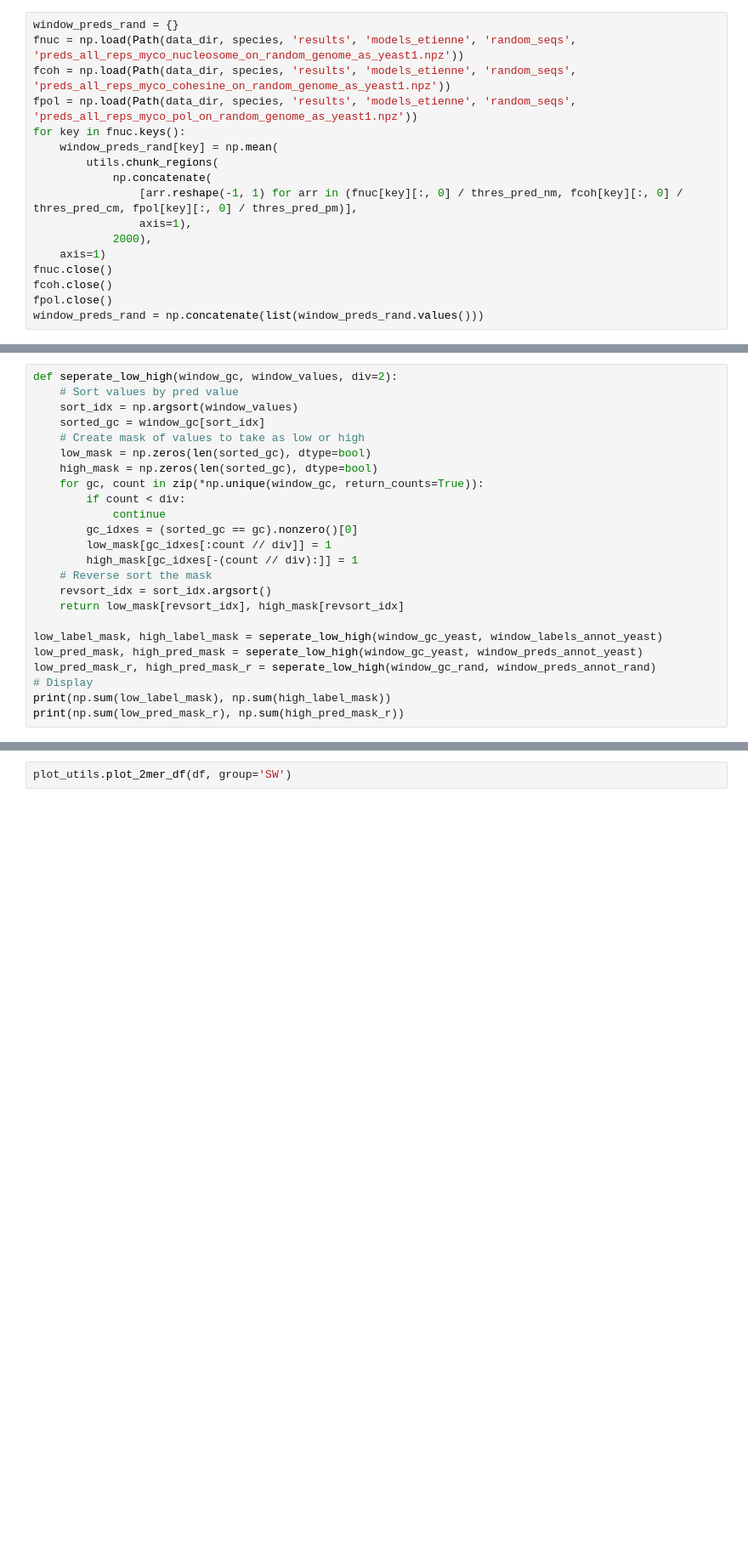
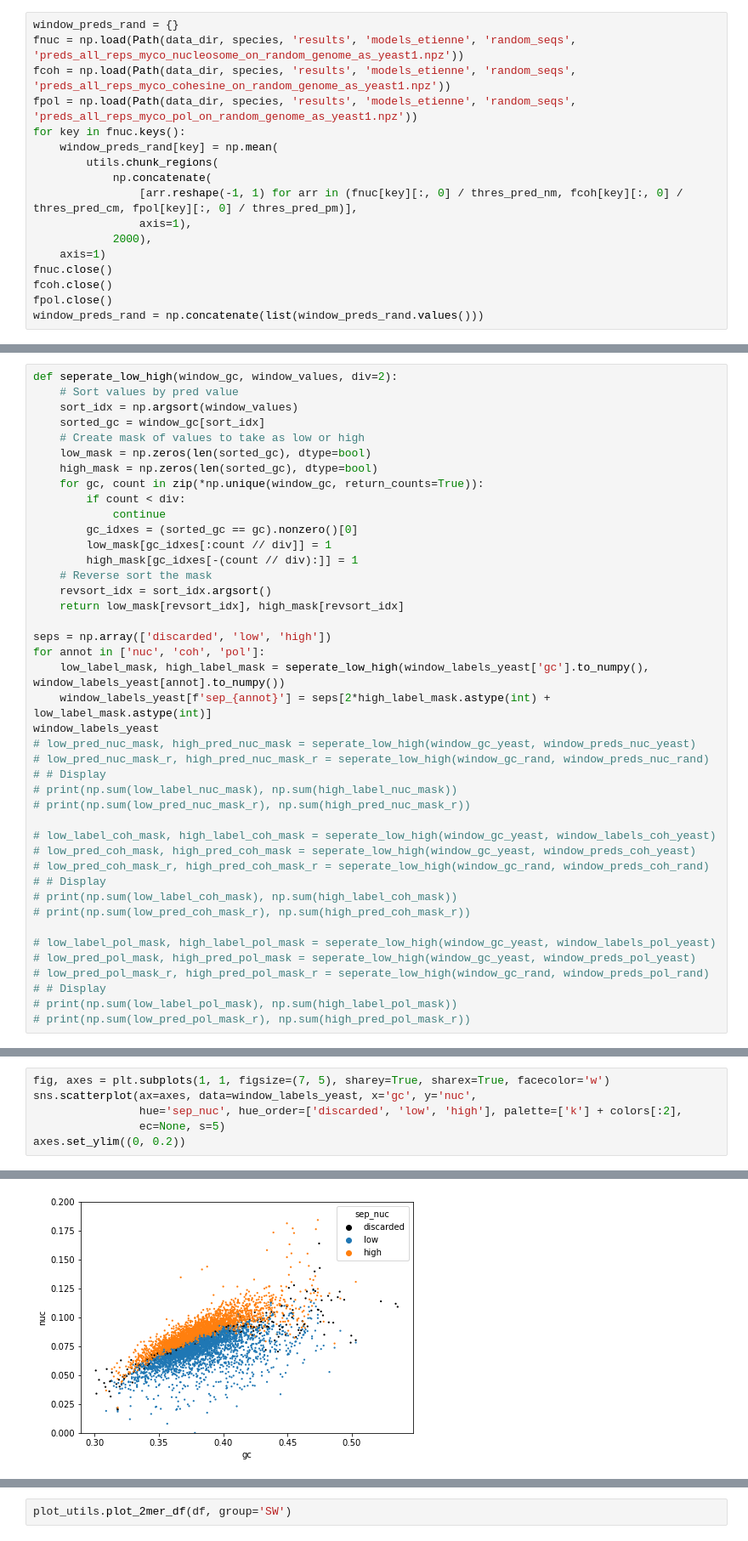
Before and after one commit to Alexwestbrook/mnhn-internship_DeepCNN_ChIP-seq, a Jupyter notebook: Generating_sequences.ipynb, the cells around one changed output, grey strips where cells are left out. Shown at 85% size. Drawn from its saved outputs; the diff is of its cells as text; blank space fills up the shorter version.

Commit message:
started changing window analysis to use dataframes

```diff
--- a/Generating_sequences.ipynb
+++ b/Generating_sequences.ipynb
@@ -1407,10 +1426,28 @@ def seperate_low_high(window_gc, window_values, div=2):
     revsort_idx = sort_idx.argsort()
     return low_mask[revsort_idx], high_mask[revsort_idx]
 
-low_label_mask, high_label_mask = seperate_low_high(window_gc_yeast, window_labels_annot_yeast)
-low_pred_mask, high_pred_mask = seperate_low_high(window_gc_yeast, window_preds_annot_yeast)
-low_pred_mask_r, high_pred_mask_r = seperate_low_high(window_gc_rand, window_preds_annot_rand)
-# Display
-print(np.sum(low_label_mask), np.sum(high_label_mask))
-print(np.sum(low_pred_mask_r), np.sum(high_pred_mask_r))
+seps = np.array(['discarded', 'low', 'high'])
+for annot in ['nuc', 'coh', 'pol']:
+    low_label_mask, high_label_mask = seperate_low_high(window_labels_yeast['gc'].to_numpy(), window_labels_yeast[annot].to_numpy())
+    window_labels_yeast[f'sep_{annot}'] = seps[2*high_label_mask.astype(int) + low_label_mask.astype(int)]
+window_labels_yeast
+# low_pred_nuc_mask, high_pred_nuc_mask = seperate_low_high(window_gc_yeast, window_preds_nuc_yeast)
+# low_pred_nuc_mask_r, high_pred_nuc_mask_r = seperate_low_high(window_gc_rand, window_preds_nuc_rand)
+# # Display
+# print(np.sum(low_label_nuc_mask), np.sum(high_label_nuc_mask))
+# print(np.sum(low_pred_nuc_mask_r), np.sum(high_pred_nuc_mask_r))
+
+# low_label_coh_mask, high_label_coh_mask = seperate_low_high(window_gc_yeast, window_labels_coh_yeast)
+# low_pred_coh_mask, high_pred_coh_mask = seperate_low_high(window_gc_yeast, window_preds_coh_yeast)
+# low_pred_coh_mask_r, high_pred_coh_mask_r = seperate_low_high(window_gc_rand, window_preds_coh_rand)
+# # Display
+# print(np.sum(low_label_coh_mask), np.sum(high_label_coh_mask))
+# print(np.sum(low_pred_coh_mask_r), np.sum(high_pred_coh_mask_r))
+
+# low_label_pol_mask, high_label_pol_mask = seperate_low_high(window_gc_yeast, window_labels_pol_yeast)
+# low_pred_pol_mask, high_pred_pol_mask = seperate_low_high(window_gc_yeast, window_preds_pol_yeast)
+# low_pred_pol_mask_r, high_pred_pol_mask_r = seperate_low_high(window_gc_rand, window_preds_pol_rand)
+# # Display
+# print(np.sum(low_label_pol_mask), np.sum(high_label_pol_mask))
+# print(np.sum(low_pred_pol_mask_r), np.sum(high_pred_pol_mask_r))
 # %% [output]
@@ -1418,0 +1467,7 @@ print(np.sum(low_pred_mask_r), np.sum(high_pred_mask_r))
+# %%
+fig, axes = plt.subplots(1, 1, figsize=(7, 5), sharey=True, sharex=True, facecolor='w')
+sns.scatterplot(ax=axes, data=window_labels_yeast, x='gc', y='nuc',
+                hue='sep_nuc', hue_order=['discarded', 'low', 'high'], palette=['k'] + colors[:2],
+                ec=None, s=5)
+axes.set_ylim((0, 0.2))
+# %% [output]
@@ -1419,3 +1475,4 @@ print(np.sum(low_pred_mask_r), np.sum(high_pred_mask_r))
+[figure, added]
 # %%
 fig, axes = plt.subplots(1, 3, figsize=(20, 5), sharey=True, sharex=True, facecolor='w')
 axes[0].set_title('labels')
```
Also changed, not shown: parts of 4 cells of this notebook.
